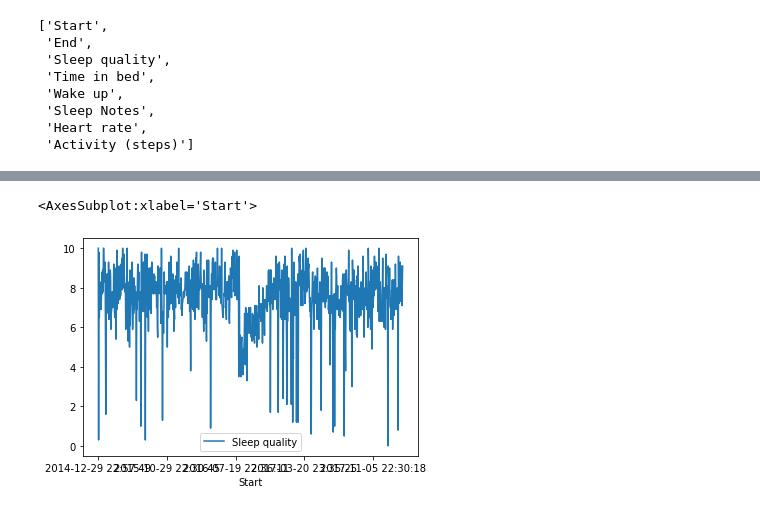
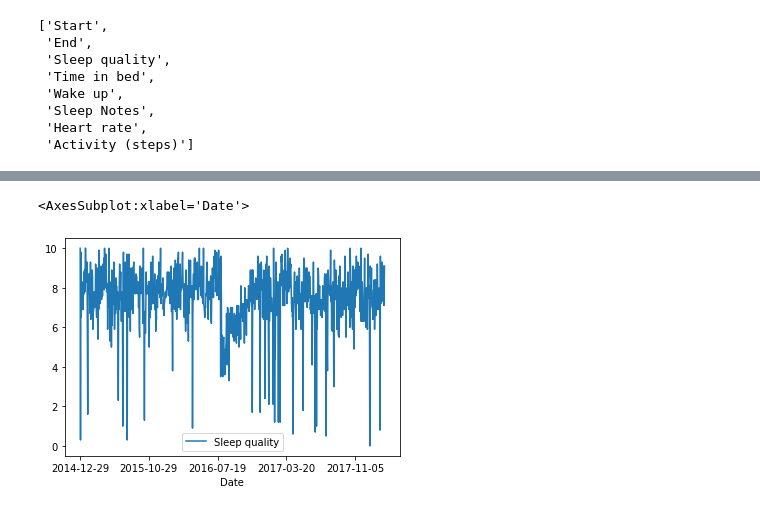
Before and after one commit to luiszugasti/sleep_stats, a Jupyter notebook: scrap_notebook/scrap.ipynb, the cells around one changed output, grey strips where cells are left out. Cells and saved outputs as stored; diff of their text form; code cells hidden in the pictures.

```diff
--- a/scrap_notebook/scrap.ipynb
+++ b/scrap_notebook/scrap.ipynb
@@ -12,5 +15,5 @@ C:\Users\Luis
 # %%
-df = pd.read_csv(os.getcwd() + "/Projects/MLH_Fellowship_Warmup_Hackathon/data/sleepdata.csv")
+df = pd.read_csv(os.getcwd() + "/../data/sleepdata.csv")
 df
 # %% [output]
 |  | Start | End | Sleep quality | Time in bed | Wake up | Sleep Notes | Heart rate | Activity (steps) |
@@ -43,6 +46,7 @@ df = df.drop('Heart rate', 1)
 df = df.drop('Activity (steps)', 1)
 df = df.drop('Sleep Notes', 1)
 df = df.drop('Wake up', 1)
+df = df.drop('End', 1)
 # %%
 df
 # %% [output]
@@ -66,5 +70,16 @@ def truncate_percentage_to_range(x):
     x = int(x) / 10.0
     return x
 
+def time_to_minutes(x):
+    s = x.split(":")
+    s = int(s[0]) * 60 + int(s[1])
+    return s
+
+def extract_date(x):
+    s = x.split(" ")
+    return s[0]
+
 df['Sleep quality'] = df['Sleep quality'].apply(truncate_percentage_to_range)
-df
+df['Time in bed'] = df['Time in bed'].apply(time_to_minutes)
+df['Start'] = df['Start'].apply(extract_date)
+df = df.rename(columns={'Start':'Date'})
@@ -85,9 +86,9 @@ df
 # %%
 # Plot the data over the dates
 # At first glance, we have 887 rows starting in 2014. 887 / 365 is approx 2.4 years,
 # but technically this data set spans from the beginning of 2015 to the beginning of 2018,
 # a time of over 3 years. There's definetly some gaps.
-df.plot(x="Start", y = "Sleep quality")
+df.plot(x="Date", y = "Sleep quality")
 # %% [output]
-<AxesSubplot:xlabel='Start'>
+<AxesSubplot:xlabel='Date'>
-[figure, old version]
+[figure, new version]
```
Also changed, not shown: parts of 6 cells of this notebook, 1 other file.
